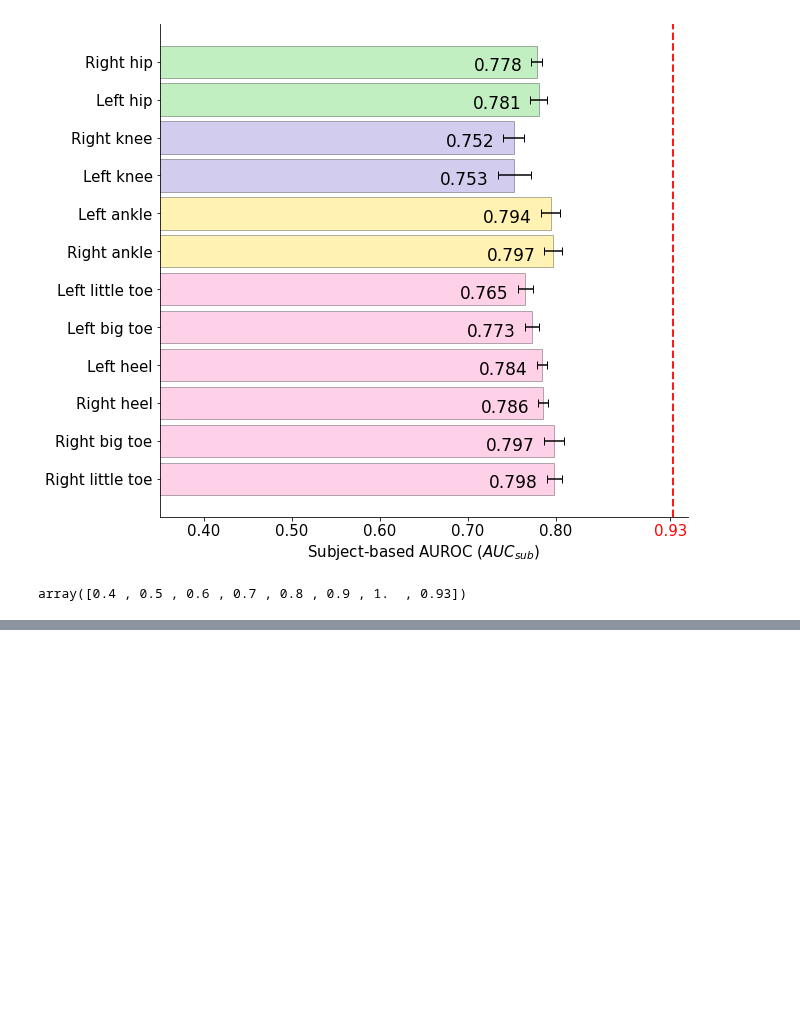
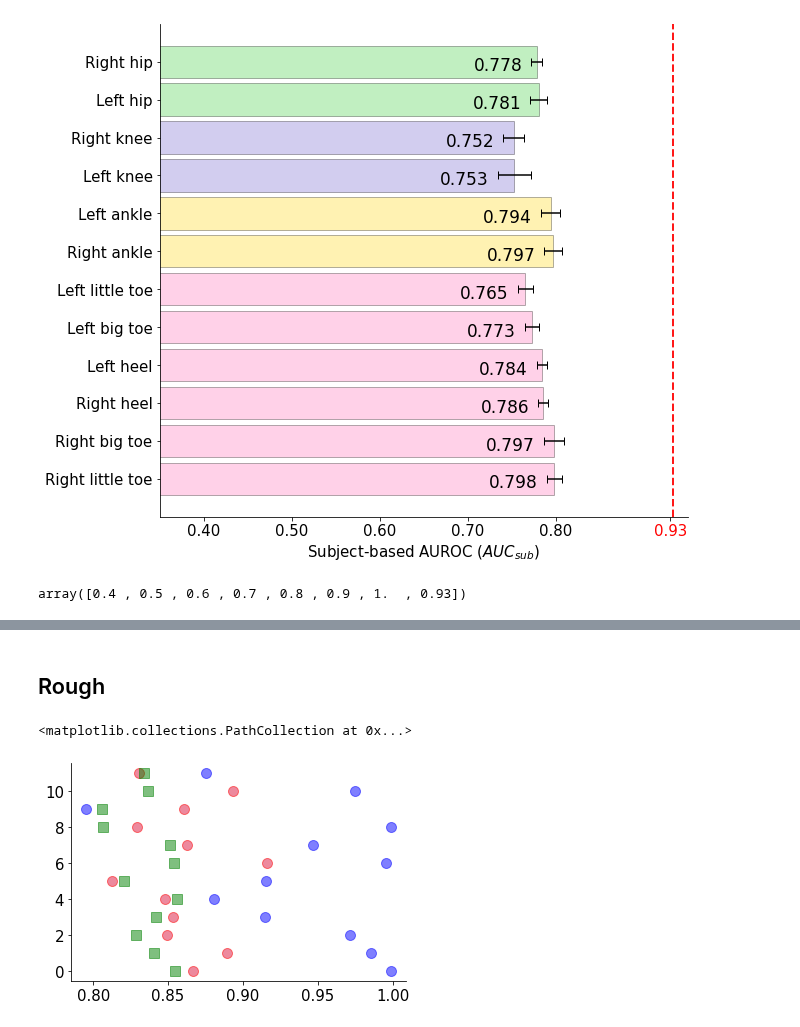
Before and after one commit to kaurrachneet6/Vision-Based-Gait-Analysis-Framework-for-Predicting-Multiple-Sclerosis, a Jupyter notebook: Discussion analysis/PermutationImportanceVizualizations.ipynb, the cells around one changed output, grey strips where cells are left out. Saved outputs shown, nothing was run; the diff lists cells and outputs as text; code cells hidden in the pictures; blank space fills up the shorter version.

```diff
--- a/Discussion analysis/PermutationImportanceVizualizations.ipynb
+++ b/Discussion analysis/PermutationImportanceVizualizations.ipynb
@@ -1033,0 +1249,21 @@ array([0.4 , 0.5 , 0.6 , 0.7 , 0.8 , 0.9 , 1.  , 0.93])
+# %%
+W_marker, WT_marker, cross_marker = 'o', 'o', '^'
+W_color, WT_color, cross_color = 'yellow', 'lightskyblue', 'springgreen'
+
+marker_df1 = subW_gen_pi_df[[metric+'_scale']].reindex(list(avg_df.index.values))
+marker_df1['marker'] = W_marker
+marker_df1['color'] = W_color
+marker_df1['y'] = list(range(0, 12))
+
+marker_df2 = subWT_gen_pi_df[[metric+'_scale']].reindex(list(avg_df.index.values))
+marker_df2['marker'] = WT_marker
+marker_df2['color'] = WT_color
+marker_df2['y'] = list(range(0, 12))
+
+marker_df3 = cross_gen_pi_df[[metric+'_scale']].reindex(list(avg_df.index.values))
+marker_df3['marker'] = cross_marker
+marker_df3['color'] = cross_color
+marker_df3['y'] = list(range(0, 12))
+
+marker_df = pd.concat((marker_df1, marker_df2, marker_df3))
+display(marker_df)
@@ -1033,0 +1355,9 @@ array([0.4 , 0.5 , 0.6 , 0.7 , 0.8 , 0.9 , 1.  , 0.93])
+# %% [markdown]
+## Rough
+# %%
+plt.scatter(marker_df1[metric+ '_scale'], marker_df1['y'], c = W_color, marker = W_marker, s = 100, alpha = 0.5, edgecolor = 'r')
+plt.scatter(marker_df2[metric+ '_scale'], marker_df2['y'], c = WT_color, marker = WT_marker, s = 100, alpha = 0.5, edgecolor = 'b')
+plt.scatter(marker_df3[metric+ '_scale'], marker_df3['y'], c = cross_color, marker = cross_marker, s = 100, alpha = 0.5, edgecolor = 'g')
+# %% [output]
+<matplotlib.collections.PathCollection at 0x...>
+[figure, added]
```
Also changed, not shown: parts of 14 cells of this notebook.
